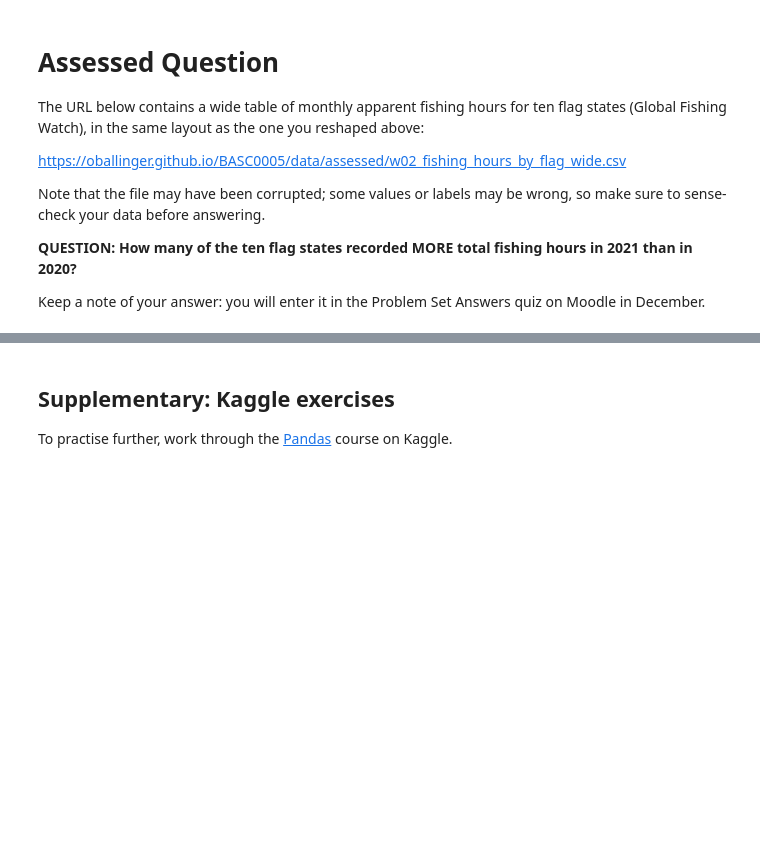
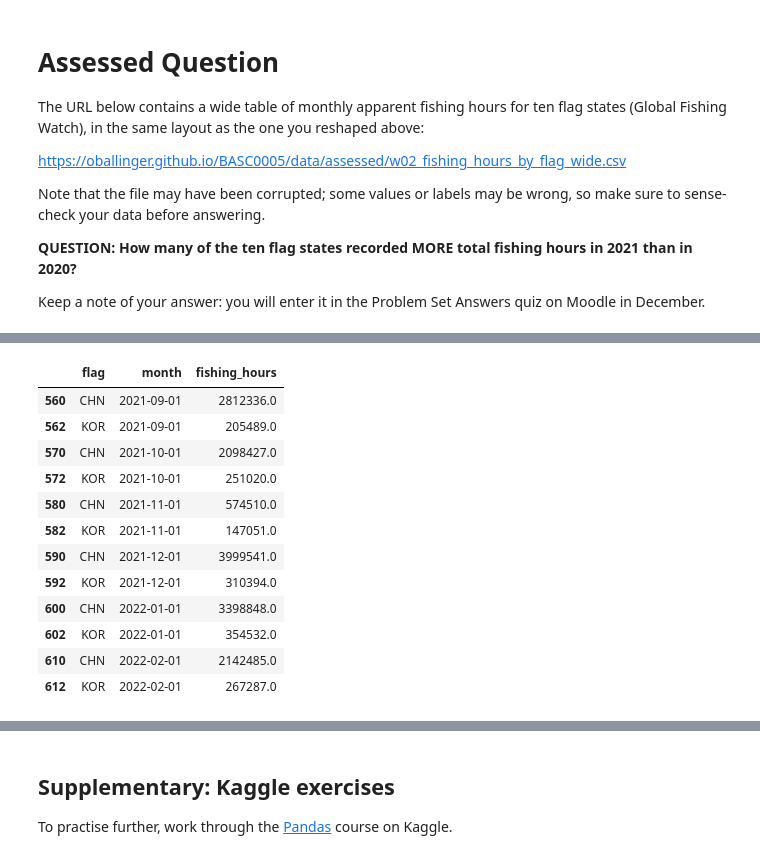
Before and after one commit to aydaugurel-web/QM2, a Jupyter notebook: notebooks/W02. Pandas.ipynb, the cells around one changed output, grey strips where cells are left out. Saved outputs shown, nothing was run; the diff lists cells and outputs as text; code cells hidden in the pictures; blank space fills up the shorter version.

```diff
--- a/notebooks/W02. Pandas.ipynb
+++ b/notebooks/W02. Pandas.ipynb
@@ -394,0 +400,6 @@ Keep a note of your answer: you will enter it in the Problem Set Answers quiz on
+# %%
+#i'll reshape from wide to long so each row is one flag in one month
+
+fish = fish_wide.melt(id_vars="flag", var_name="month", value_name="fishing_hours")
+fish["month"] = pd.to_datetime(fish["month"])
+fish.head()
@@ -394,0 +458,5 @@ Keep a note of your answer: you will enter it in the Problem Set Answers quiz on
+# %%
+#i'll remove the commas and convert fishing_hours to numbers
+
+fish["fishing_hours"] = fish["fishing_hours"].replace(",", "", regex=True).astype(float)
+print(fish["fishing_hours"].dtype)
@@ -394,0 +499,19 @@ Keep a note of your answer: you will enter it in the Problem Set Answers quiz on
+# %%
+#i wanted to sense-check China's Nov-Dec 2021 as the numbers look unusual
+#i'll compare it with Korea around the same months
+
+fish[fish["flag"].isin(["CHN", "KOR"]) & (fish["month"] >= "2021-09") & (fish["month"] <= "2022-02")]
+# %% [output]
+|  | flag | month | fishing_hours |
+| 560 | CHN | 2021-09-01 | 2812336.0 |
+| 562 | KOR | 2021-09-01 | 205489.0 |
+| 570 | CHN | 2021-10-01 | 2098427.0 |
+| 572 | KOR | 2021-10-01 | 251020.0 |
+| 580 | CHN | 2021-11-01 | 574510.0 |
+| 582 | KOR | 2021-11-01 | 147051.0 |
+| 590 | CHN | 2021-12-01 | 3999541.0 |
+| 592 | KOR | 2021-12-01 | 310394.0 |
+| 600 | CHN | 2022-01-01 | 3398848.0 |
+| 602 | KOR | 2022-01-01 | 354532.0 |
+| 610 | CHN | 2022-02-01 | 2142485.0 |
+| 612 | KOR | 2022-02-01 | 267287.0 |
```
Also changed, not shown: parts of 17 cells of this notebook.
